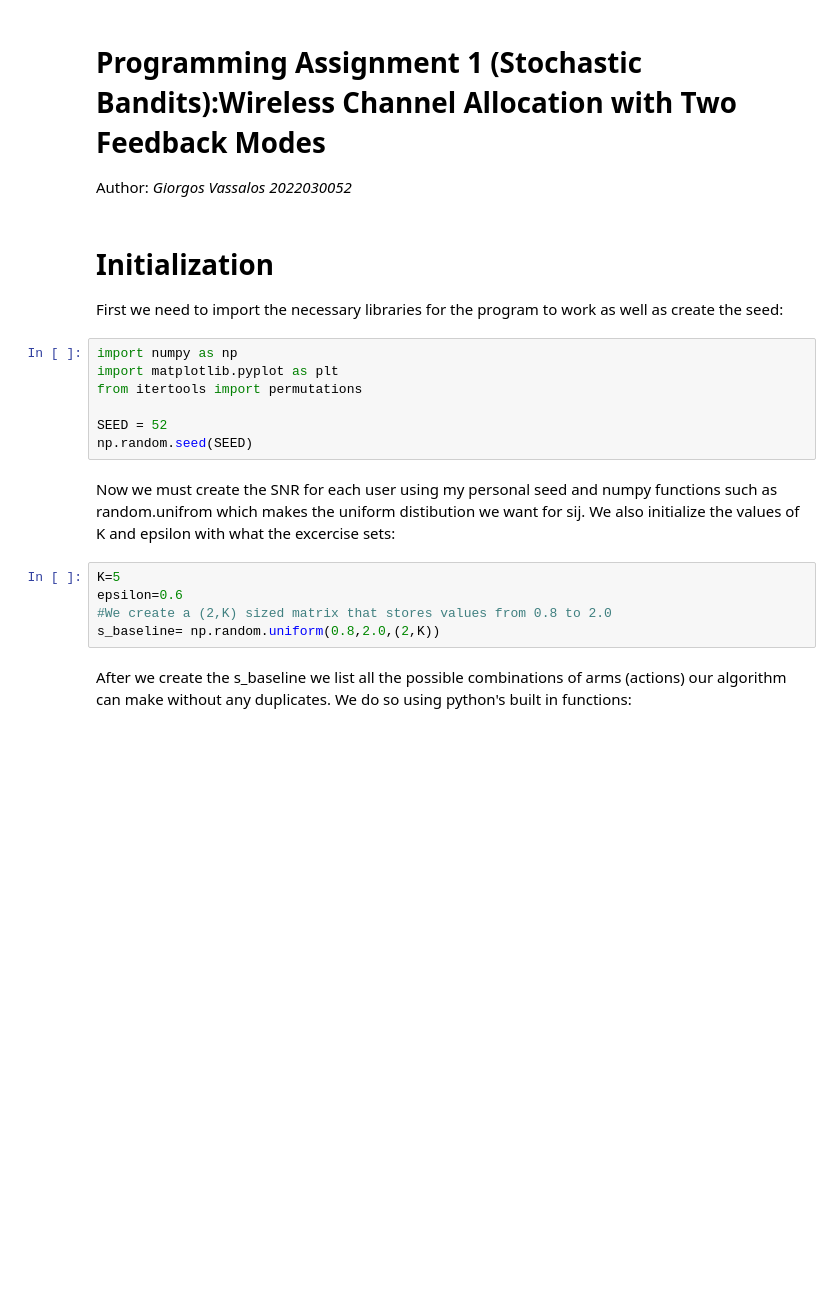
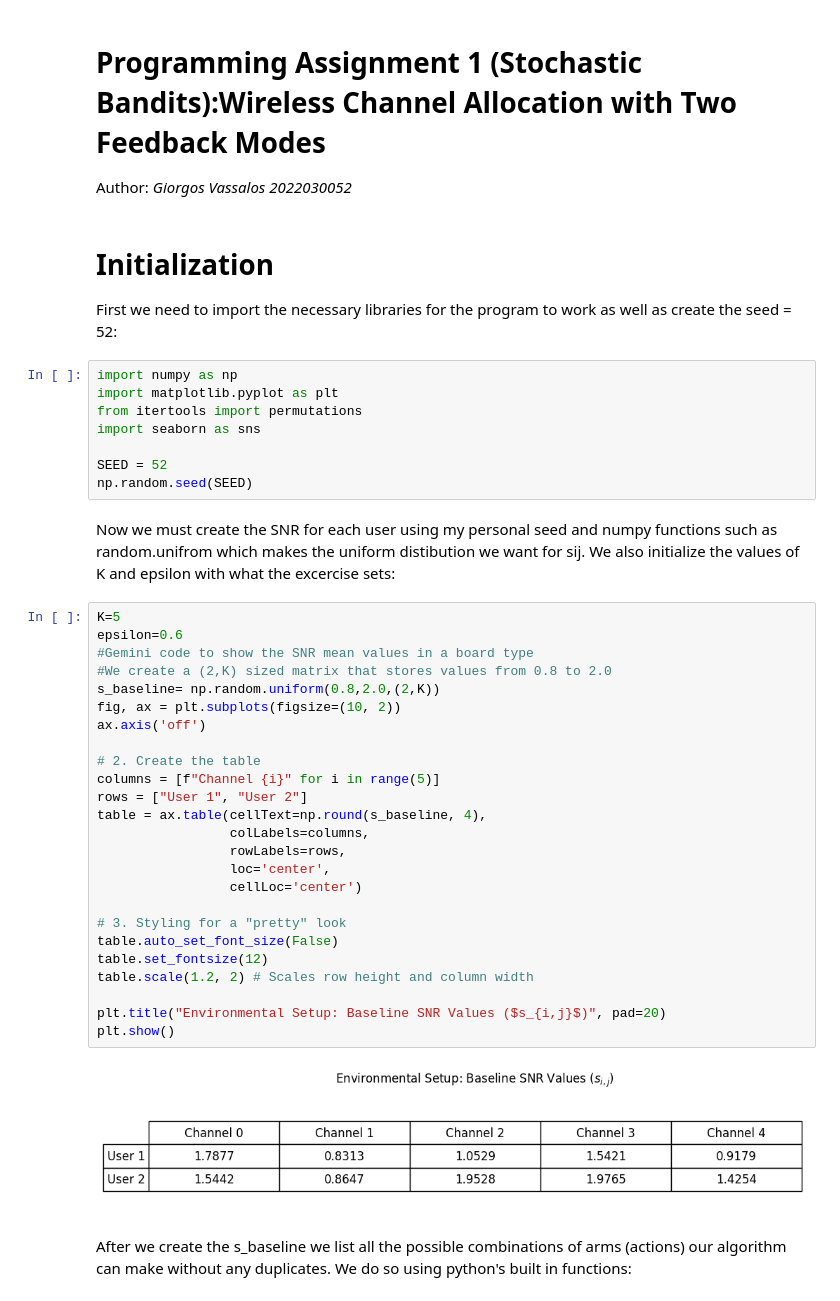
Before and after one commit to Giorgosman13/RL_Assignment1, a Jupyter notebook: Stohastic_Multi_Armed_Bandits_with_UCB.ipynb, the cells around one changed output. Drawn from its saved outputs; the diff is of its cells as text; blank space fills up the shorter version.

```diff
--- a/Stohastic_Multi_Armed_Bandits_with_UCB.ipynb
+++ b/Stohastic_Multi_Armed_Bandits_with_UCB.ipynb
@@ -7,21 +7,44 @@ Author: *Giorgos Vassalos 2022030052*
 # %% [markdown]
 # Initialization
 
-First we need to import the necessary libraries for the program to work as well as create the seed:
+First we need to import the necessary libraries for the program to work as well as create the seed = 52:
 # %%
 import numpy as np
 import matplotlib.pyplot as plt
 from itertools import permutations
+import seaborn as sns
 
 SEED = 52
 np.random.seed(SEED)
 # %% [markdown]
 Now we must create the SNR for each user using my personal seed and numpy functions such as random.unifrom which makes the uniform distibution we want for sij. We also initialize the values of K and epsilon with what the excercise sets:
-# %%
-K=5
-epsilon=0.6
-#We create a (2,K) sized matrix that stores values from 0.8 to 2.0
-s_baseline= np.random.uniform(0.8,2.0,(2,K))
+# %%
+K=5
+epsilon=0.6
+#Gemini code to show the SNR mean values in a board type
+#We create a (2,K) sized matrix that stores values from 0.8 to 2.0
+s_baseline= np.random.uniform(0.8,2.0,(2,K))
+fig, ax = plt.subplots(figsize=(10, 2))
+ax.axis('off')
+
+# 2. Create the table
+columns = [f"Channel {i}" for i in range(5)]
+rows = ["User 1", "User 2"]
+table = ax.table(cellText=np.round(s_baseline, 4),
+                 colLabels=columns,
+                 rowLabels=rows,
+                 loc='center',
+                 cellLoc='center')
+
+# 3. Styling for a "pretty" look
+table.auto_set_font_size(False)
+table.set_fontsize(12)
+table.scale(1.2, 2) # Scales row height and column width
+
+plt.title("Environmental Setup: Baseline SNR Values ($s_{i,j}$)", pad=20)
+plt.show()
+# %% [output]
+[figure, added]
 # %% [markdown]
 After we create the s_baseline we list all the possible combinations of arms (actions) our algorithm can make without any duplicates. We do so using python's built in functions:
 # %%
```
Also changed, not shown: parts of 26 cells of this notebook.
